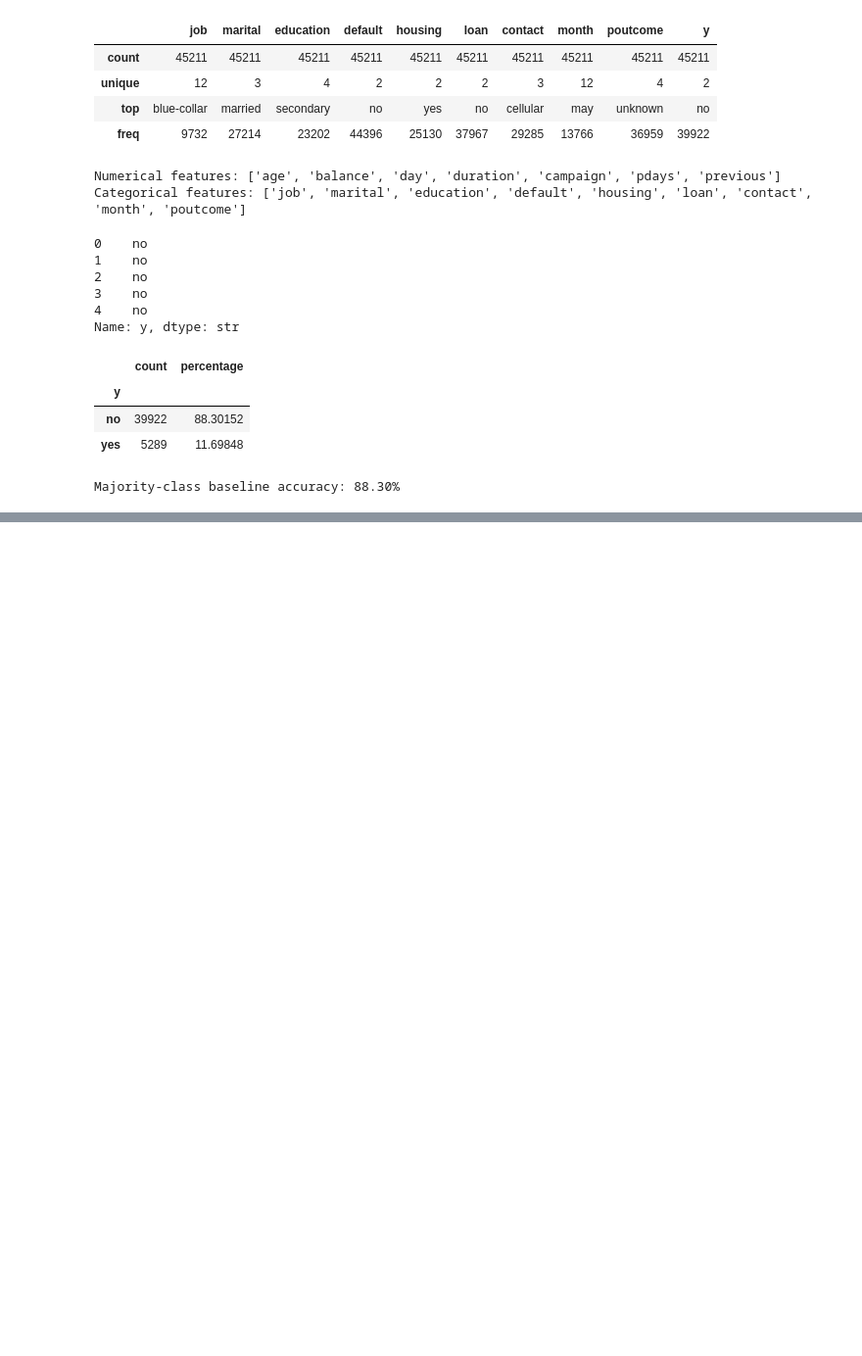
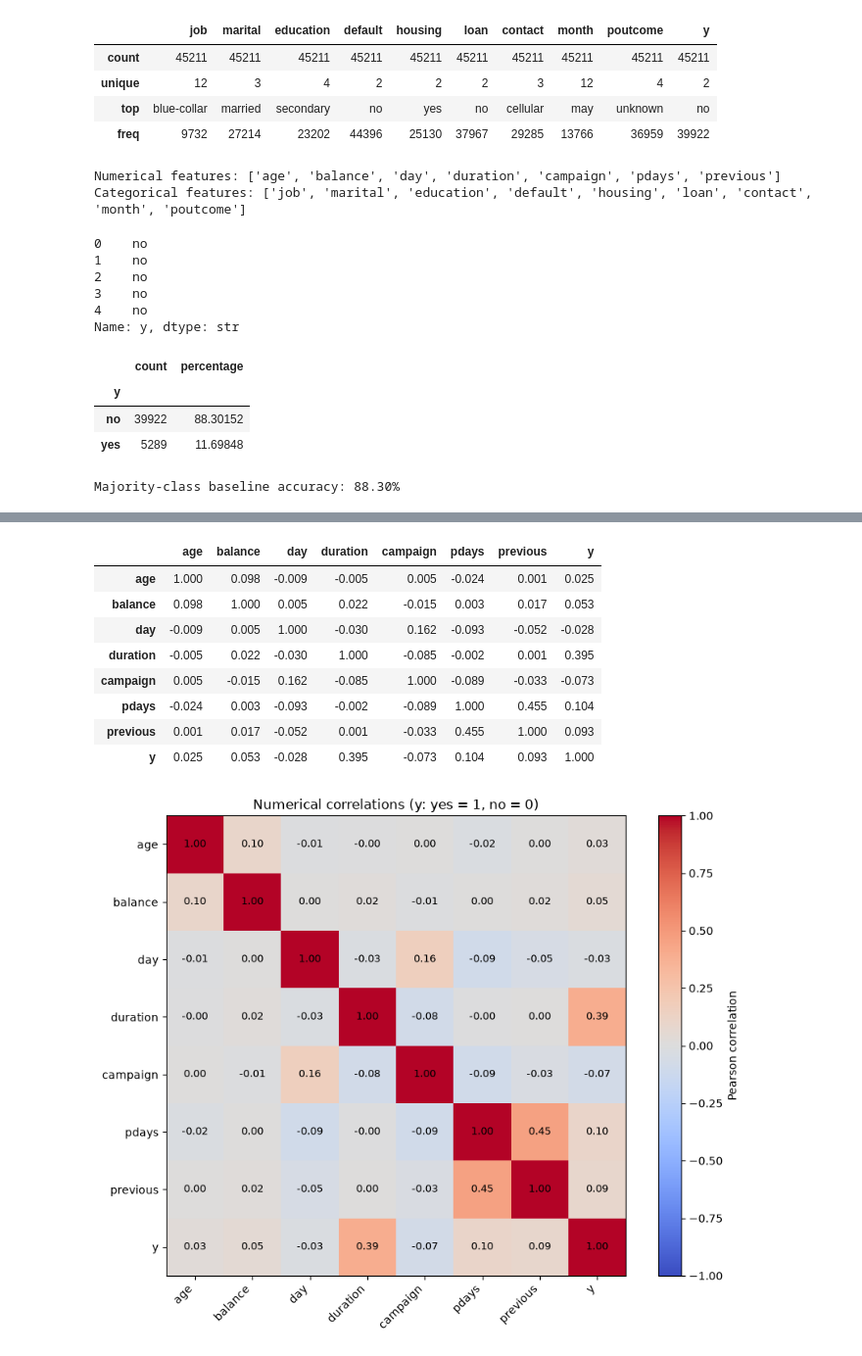
Before and after one commit to TilokJahan/BankMarketingMachineLearningProject, a Jupyter notebook: notebooks/01_eda.ipynb, the cells around one changed output, grey strips where cells are left out. Shown at 98% size. Cells and saved outputs as stored; diff of their text form; code cells hidden in the pictures; blank space fills up the shorter version.

```diff
--- a/notebooks/01_eda.ipynb
+++ b/notebooks/01_eda.ipynb
@@ -102,0 +189,30 @@ Majority-class baseline accuracy: 88.30%
+# %%
+# encode the target without changing the original data
+corr_data = df[num_cols].copy()
+corr_data["y"] = target.map({"yes": 1, "no": 0})
+corr = corr_data.corr()
+display(corr.round(3))
+
+# plot numerical and target correlations
+fig, ax = plt.subplots(figsize=(9, 7))
+heatmap = ax.imshow(corr, cmap="coolwarm", vmin=-1, vmax=1)
+ax.set_xticks(range(len(corr.columns)), corr.columns, rotation=45, ha="right")
+ax.set_yticks(range(len(corr.columns)), corr.columns)
+for i in range(len(corr.columns)):
+    for j in range(len(corr.columns)):
+        ax.text(j, i, f"{corr.iloc[i, j]:.2f}", ha="center", va="center", fontsize=9)
+fig.colorbar(heatmap, ax=ax, label="Pearson correlation")
+ax.set_title("Numerical correlations (y: yes = 1, no = 0)")
+plt.tight_layout()
+plt.show()
+# %% [output]
+|  | age | balance | day | duration | campaign | pdays | previous | y |
+| age | 1.000 | 0.098 | -0.009 | -0.005 | 0.005 | -0.024 | 0.001 | 0.025 |
+| balance | 0.098 | 1.000 | 0.005 | 0.022 | -0.015 | 0.003 | 0.017 | 0.053 |
+| day | -0.009 | 0.005 | 1.000 | -0.030 | 0.162 | -0.093 | -0.052 | -0.028 |
+| duration | -0.005 | 0.022 | -0.030 | 1.000 | -0.085 | -0.002 | 0.001 | 0.395 |
+| campaign | 0.005 | -0.015 | 0.162 | -0.085 | 1.000 | -0.089 | -0.033 | -0.073 |
+| pdays | -0.024 | 0.003 | -0.093 | -0.002 | -0.089 | 1.000 | 0.455 | 0.104 |
+| previous | 0.001 | 0.017 | -0.052 | 0.001 | -0.033 | 0.455 | 1.000 | 0.093 |
+| y | 0.025 | 0.053 | -0.028 | 0.395 | -0.073 | 0.104 | 0.093 | 1.000 |
+[figure, added]
```
Also changed, not shown: parts of 17 cells of this notebook.
